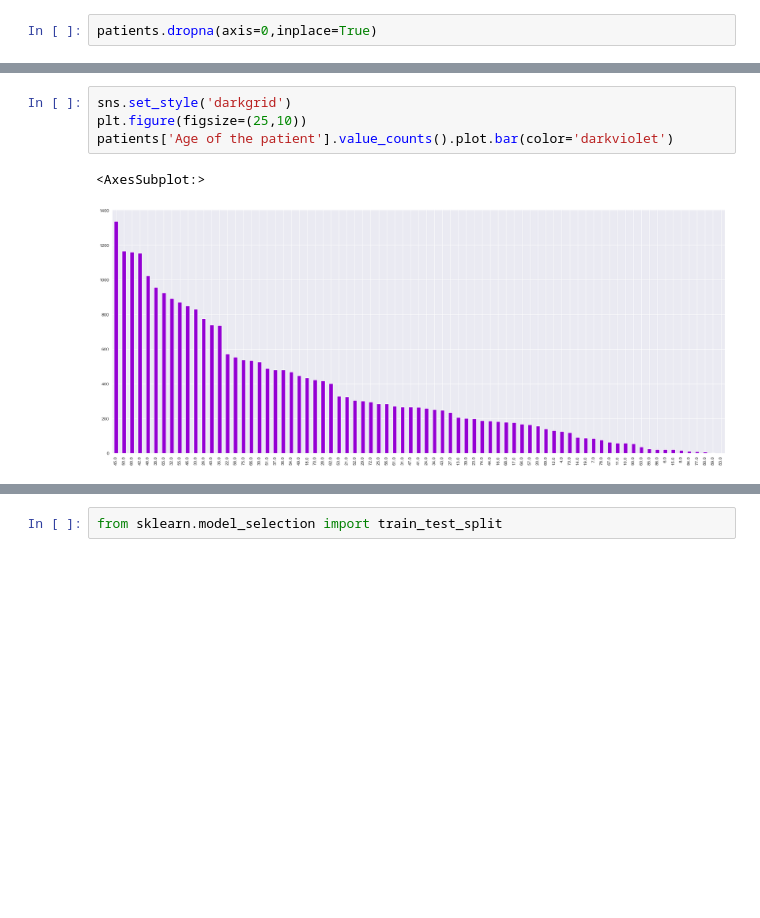
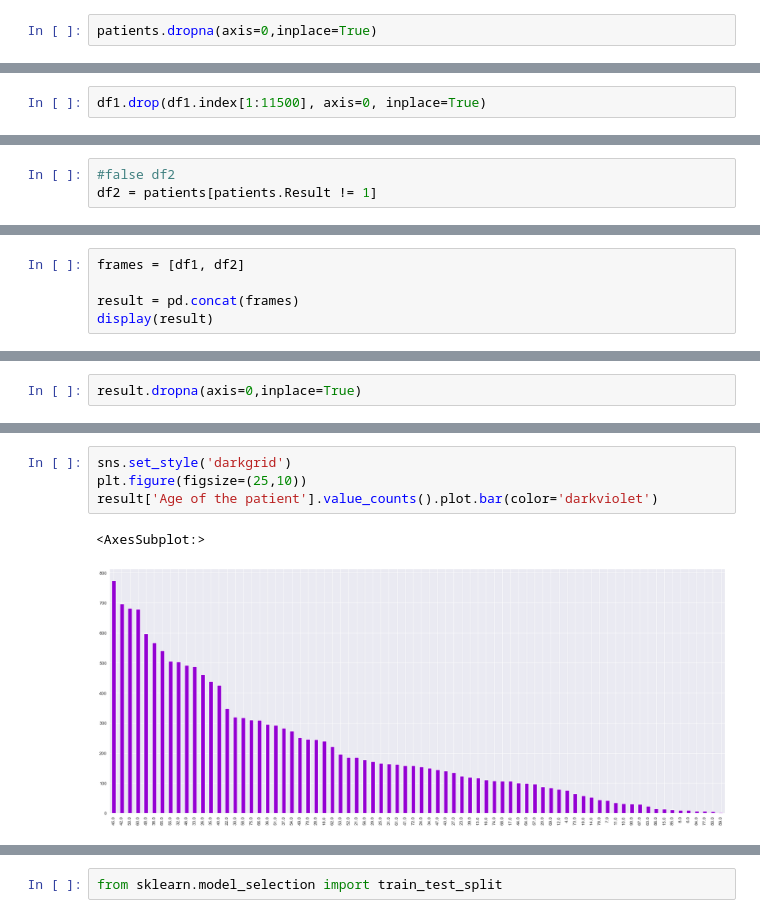
Before and after one commit to jubitjohn/Multiple-Disease-Prediction-System, a Jupyter notebook: colab files/Liver_new_Model.ipynb, the cells around one changed output, grey strips where cells are left out. Saved outputs shown, nothing was run; the diff lists cells and outputs as text; blank space fills up the shorter version.

```diff
--- a/colab files/Liver_new_Model.ipynb
+++ b/colab files/Liver_new_Model.ipynb
@@ -80,0 +67,2 @@ patients.dropna(axis=0,inplace=True)
+# %%
+df1.drop(df1.index[1:11500], axis=0, inplace=True)
@@ -80,0 +75,3 @@ patients.dropna(axis=0,inplace=True)
+# %%
+#false df2
+df2 = patients[patients.Result != 1]
@@ -80,0 +93,5 @@ patients.dropna(axis=0,inplace=True)
+# %%
+frames = [df1, df2]
+
+result = pd.concat(frames)
+display(result)
@@ -99,0 +153,2 @@ patients.shape
+# %%
+result.dropna(axis=0,inplace=True)
@@ -100,8 +170,8 @@ patients.shape
 # %%
 sns.set_style('darkgrid')
 plt.figure(figsize=(25,10))
-patients['Age of the patient'].value_counts().plot.bar(color='darkviolet')
+result['Age of the patient'].value_counts().plot.bar(color='darkviolet')
 # %% [output]
 <AxesSubplot:>
-[figure, old version]
+[figure, new version]
 # %%
```
Also changed, not shown: parts of 30 cells of this notebook.
